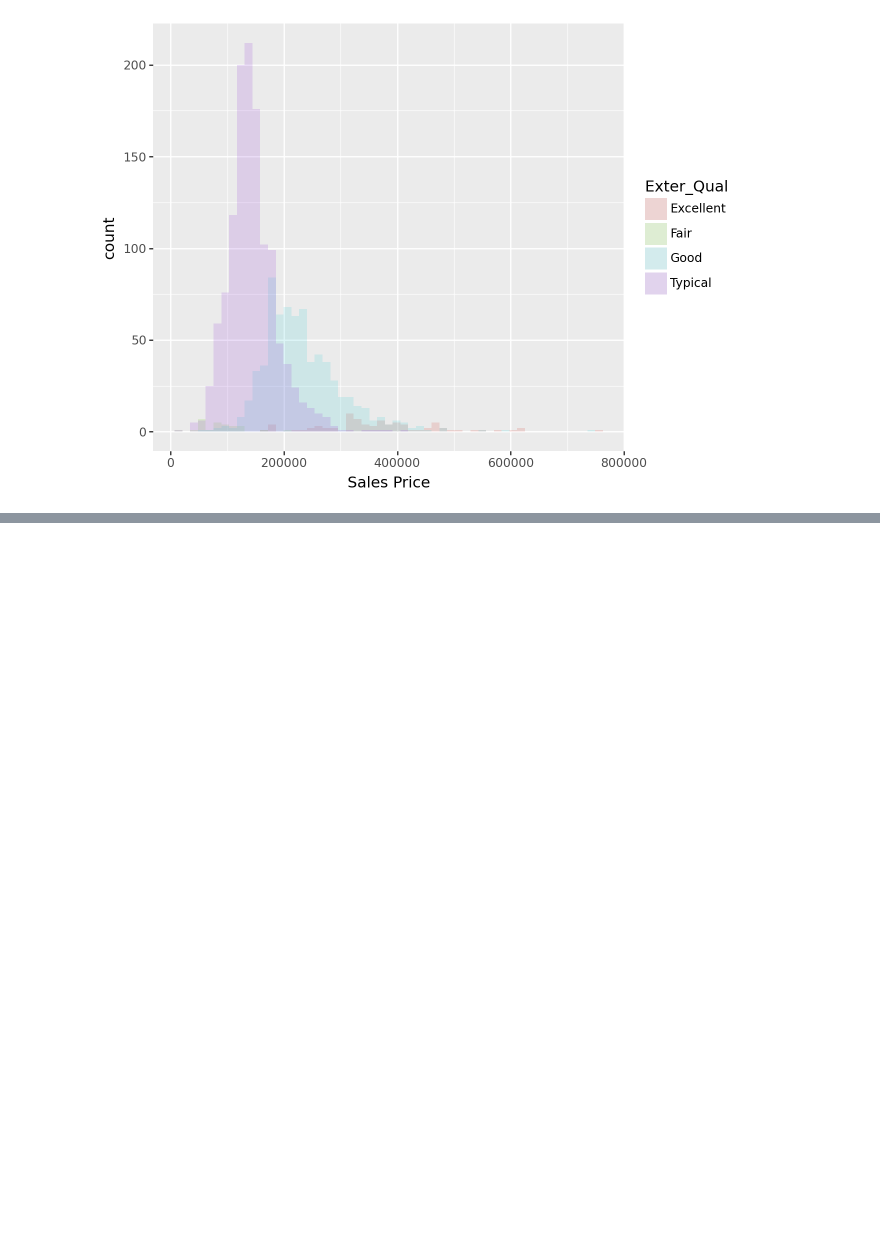
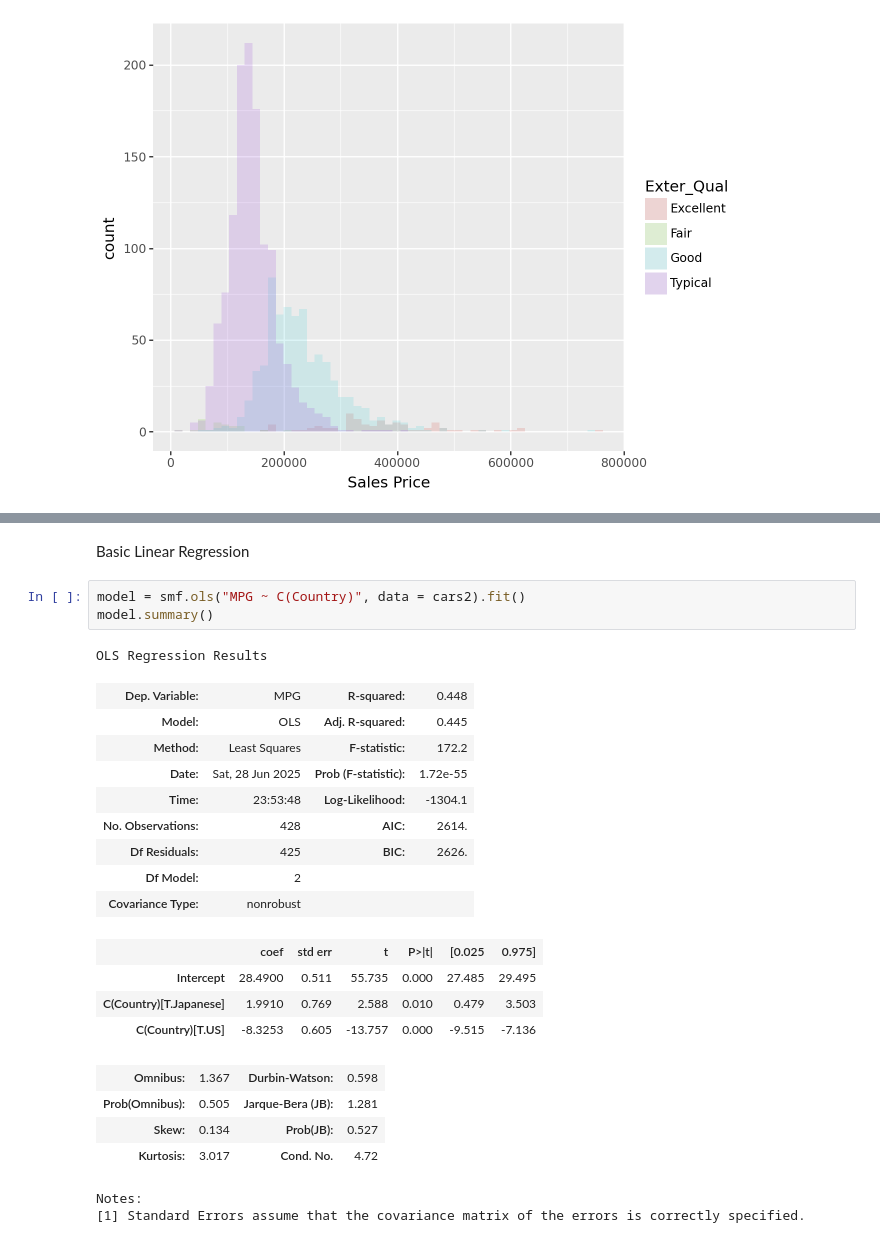
Before and after one commit to irvin-carreon/IAA, a Jupyter notebook: Statistics (Summer)/Coding Notes/Introduction to ANOVA and Regression.ipynb, the cells around one changed output, grey strips where cells are left out. Cells and saved outputs as stored; diff of their text form; blank space fills up the shorter version.

Commit message:
Updated Notes Week 1

```diff
--- a/Statistics (Summer)/Coding Notes/Introduction to ANOVA and Regression.ipynb
+++ b/Statistics (Summer)/Coding Notes/Introduction to ANOVA and Regression.ipynb
@@ -87,0 +156,26 @@ NameError: name 'model' is not defined
+# %% [markdown]
+Basic Linear Regression
+# %%
+model = smf.ols("MPG ~ C(Country)", data = cars2).fit()
+model.summary()
+# %% [output]
+OLS Regression Results
+| Dep. Variable: | MPG | R-squared: | 0.448 |
+| Model: | OLS | Adj. R-squared: | 0.445 |
+| Method: | Least Squares | F-statistic: | 172.2 |
+| Date: | Sat, 28 Jun 2025 | Prob (F-statistic): | 1.72e-55 |
+| Time: | 23:53:48 | Log-Likelihood: | -1304.1 |
+| No. Observations: | 428 | AIC: | 2614. |
+| Df Residuals: | 425 | BIC: | 2626. |
+| Df Model: | 2 |  |  |
+| Covariance Type: | nonrobust |  |  |
+|  | coef | std err | t | P>|t| | [0.025 | 0.975] |
+| Intercept | 28.4900 | 0.511 | 55.735 | 0.000 | 27.485 | 29.495 |
+| C(Country)[T.Japanese] | 1.9910 | 0.769 | 2.588 | 0.010 | 0.479 | 3.503 |
+| C(Country)[T.US] | -8.3253 | 0.605 | -13.757 | 0.000 | -9.515 | -7.136 |
+| Omnibus: | 1.367 | Durbin-Watson: | 0.598 |
+| Prob(Omnibus): | 0.505 | Jarque-Bera (JB): | 1.281 |
+| Skew: | 0.134 | Prob(JB): | 0.527 |
+| Kurtosis: | 3.017 | Cond. No. | 4.72 |
+Notes:
+[1] Standard Errors assume that the covariance matrix of the errors is correctly specified.
```
Also changed, not shown: parts of 20 cells of this notebook, 1 other file.
